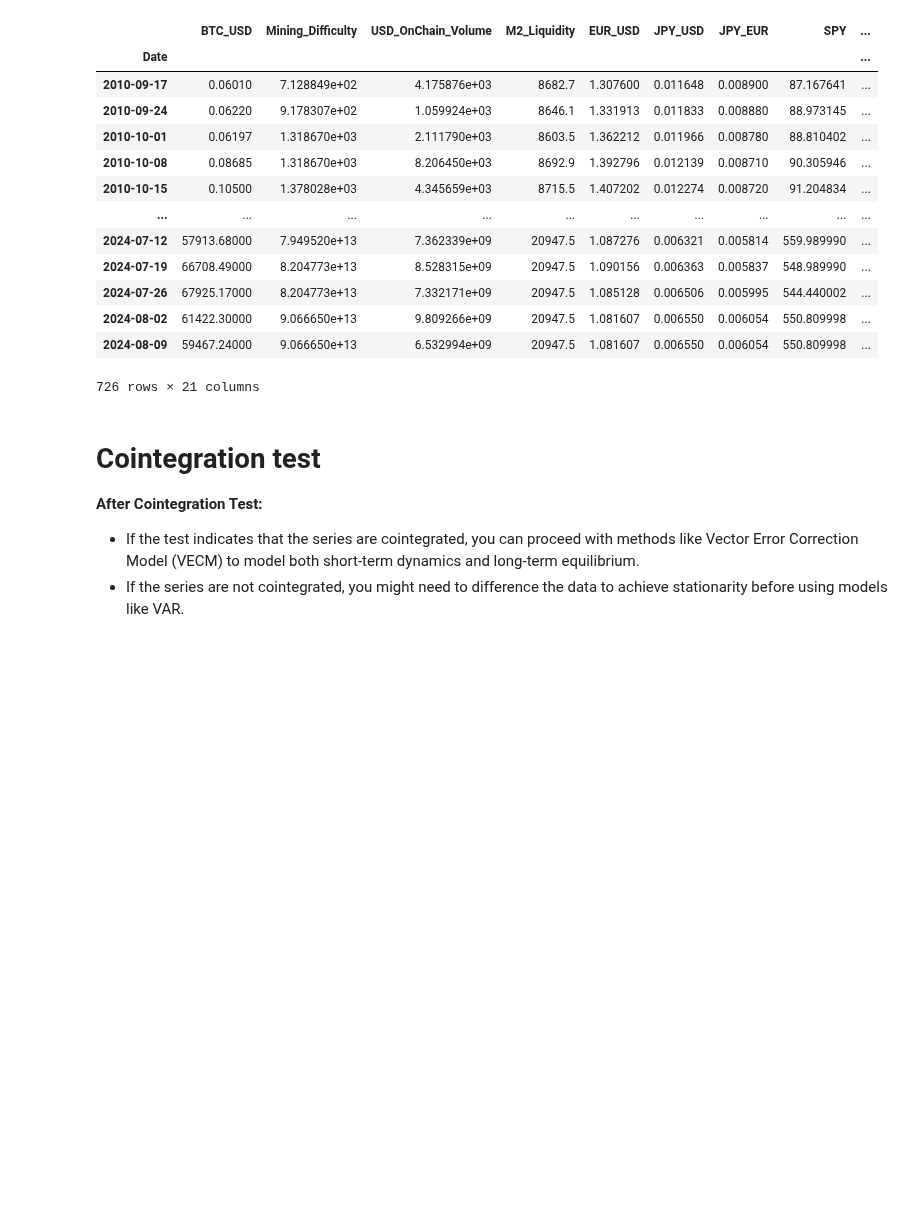
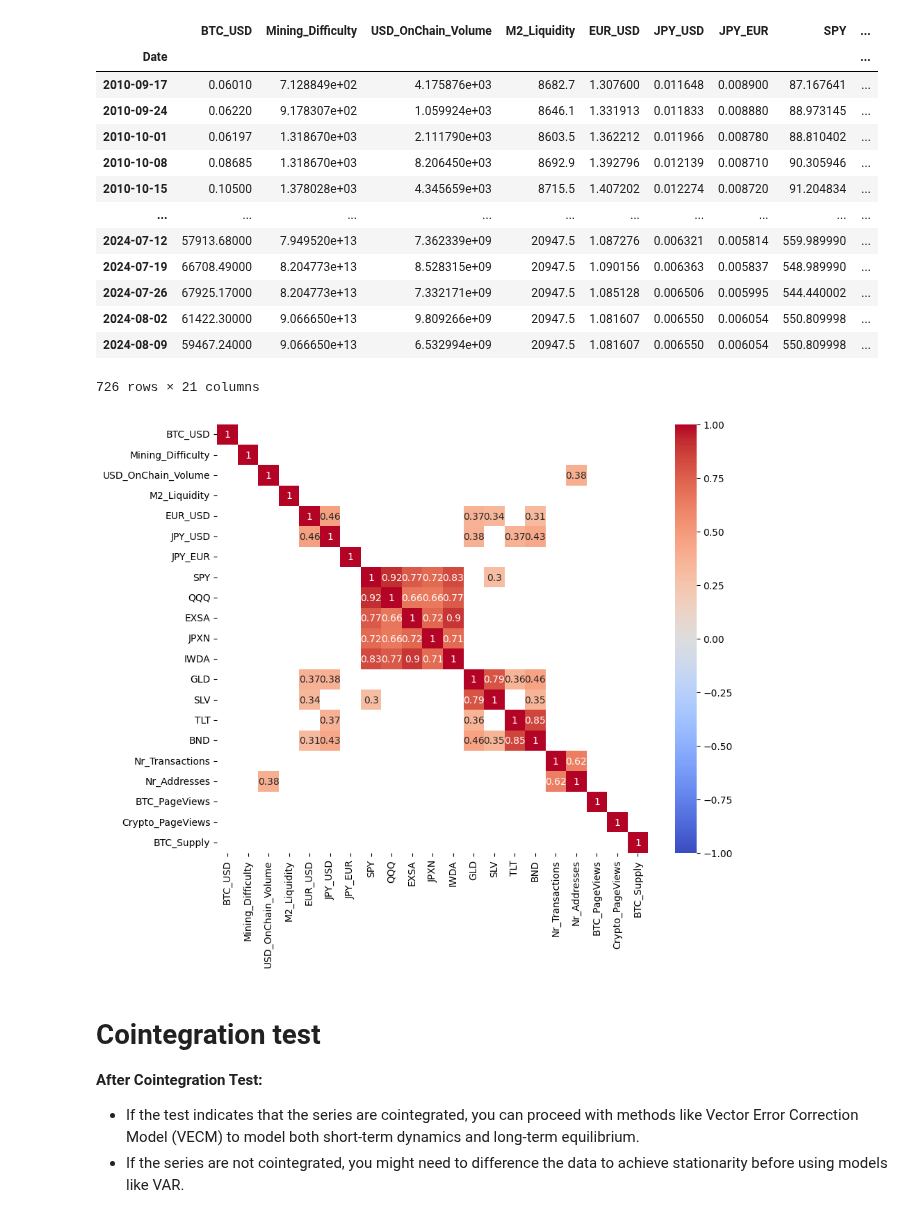
Before and after one commit to notp1ssed/ProjetoFinal-PosGraduacaoEngenhariaFinanceira, a Jupyter notebook: Time Series Data Preprocessing.ipynb, the cells around one changed output. Drawn from its saved outputs; the diff is of its cells as text; code cells hidden in the pictures; blank space fills up the shorter version.

```diff
--- a/Time Series Data Preprocessing.ipynb
+++ b/Time Series Data Preprocessing.ipynb
@@ -157,6 +157,10 @@ opencsv
 | 2024-08-02 | 61422.30000 | 9.066650e+13 | 9.809266e+09 | 20947.5 | 1.081607 | 0.006550 | 0.006054 | 550.809998 | ... |
 | 2024-08-09 | 59467.24000 | 9.066650e+13 | 6.532994e+09 | 20947.5 | 1.081607 | 0.006550 | 0.006054 | 550.809998 | ... |
 726 rows × 21 columns
+# %%
+main.correlation_map(df=opencsv, threshold=0.3)
+# %% [output]
+[figure, added]
 # %% [markdown]
 # Cointegration test
 
```
Also changed, not shown: parts of 14 cells of this notebook, 6 other files.
